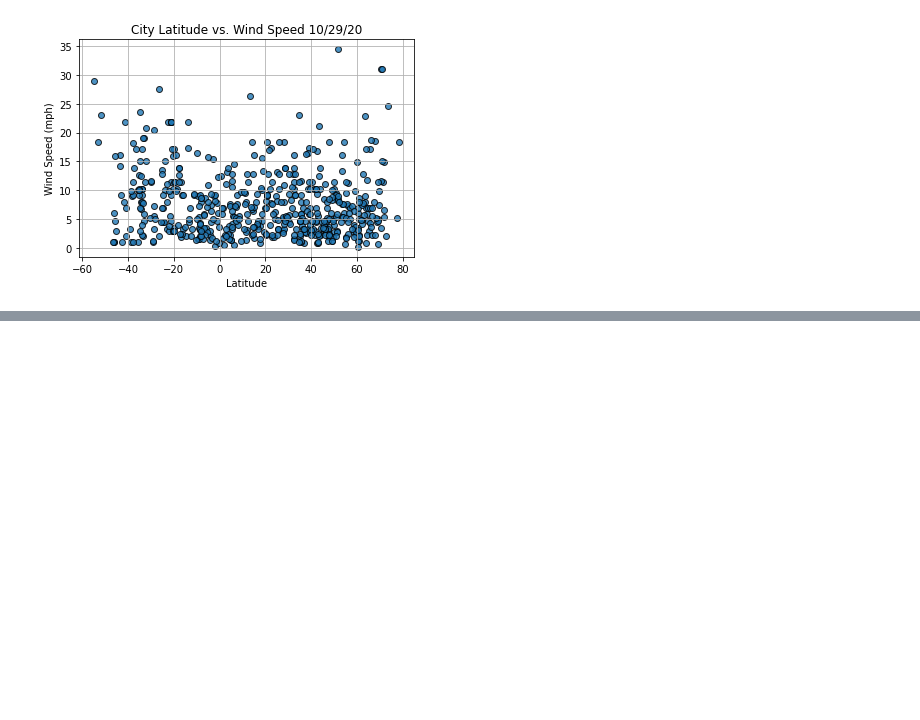
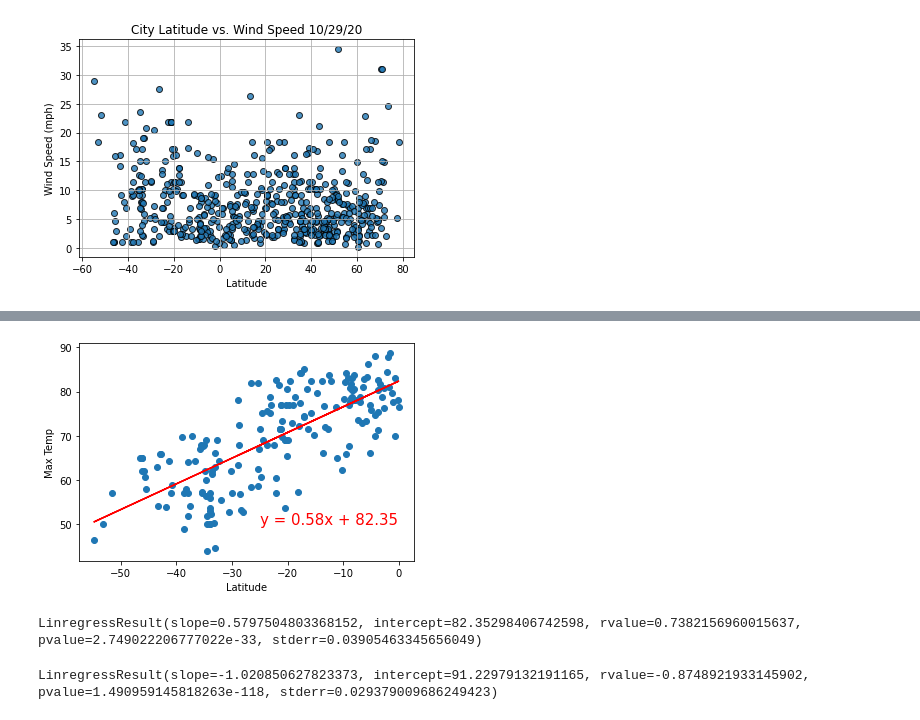
Before and after one commit to JmSambajon/World_Weather_Analysis, a Jupyter notebook: WeatherPy.ipynb, the cells around one changed output, grey strips where cells are left out. Saved outputs shown, nothing was run; the diff lists cells and outputs as text; code cells hidden in the pictures; blank space fills up the shorter version.

```diff
--- a/WeatherPy.ipynb
+++ b/WeatherPy.ipynb
@@ -246,0 +296,16 @@ plt.show()
+# %%
+# Linear regression on the Southern Hemisphere
+x_values = southern_hemi_df["Lat"]
+y_values = southern_hemi_df["Max Temp"]
+# Call the function.
+plot_linear_regression(x_values, y_values,'Linear Regression on the Southern Hemisphere \n for Maximum Temperature', 'Max Temp',(-25,50))
+# %% [output]
+[figure, added]
+# %%
+linregress(southern_hemi_df["Lat"],southern_hemi_df["Max Temp"])
+# %% [output]
+LinregressResult(slope=0.5797504803368152, intercept=82.35298406742598, rvalue=0.7382156960015637, pvalue=2.749022206777022e-33, stderr=0.03905463345656049)
+# %%
+linregress(northern_hemi_df["Lat"],northern_hemi_df["Max Temp"])
+# %% [output]
+LinregressResult(slope=-1.020850627823373, intercept=91.22979132191165, rvalue=-0.8748921933145902, pvalue=1.490959145818263e-118, stderr=0.029379009686249423)
```
Also changed, not shown: parts of 15 cells of this notebook.
